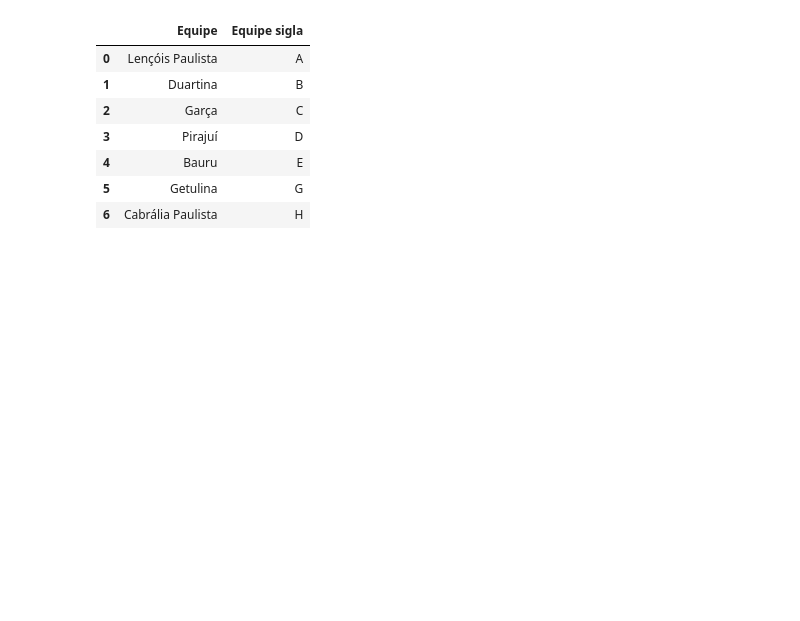
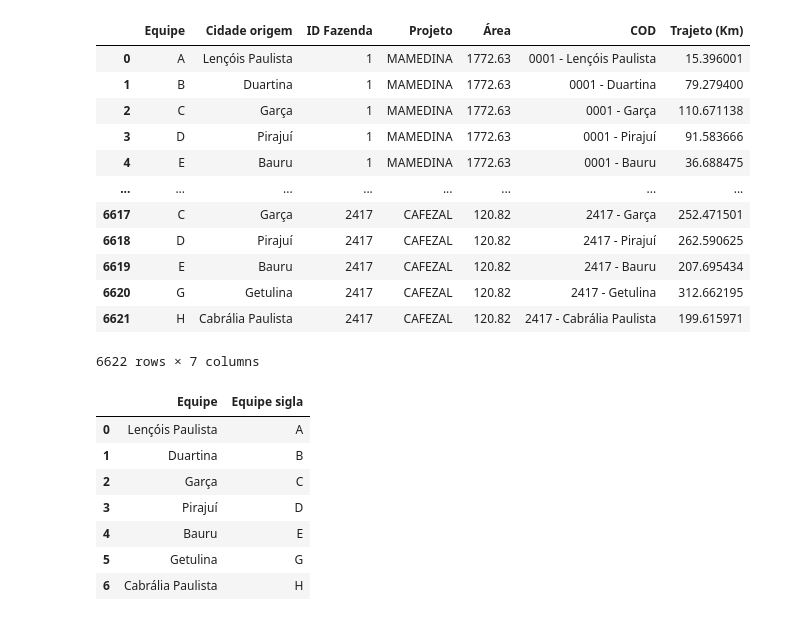
Before and after one commit to Ga-Moura/otimizacao, a Jupyter notebook: otimizacao.V2.ipynb, the cells around one changed output. Saved outputs shown, nothing was run; the diff lists cells and outputs as text; code cells hidden in the pictures; blank space fills up the shorter version.

```diff
--- a/otimizacao.V2.ipynb
+++ b/otimizacao.V2.ipynb
@@ -39,3 +37,19 @@ demanda.head(5)
+# %%
+otimizacao_rotas
+# %% [output]
+|  | Equipe | Cidade origem | ID Fazenda | Projeto | Área | COD | Trajeto (Km) |
+| 0 | A | Lençóis Paulista | 1 | MAMEDINA | 1772.63 | 0001 - Lençóis Paulista | 15.396001 |
+| 1 | B | Duartina | 1 | MAMEDINA | 1772.63 | 0001 - Duartina | 79.279400 |
+| 2 | C | Garça | 1 | MAMEDINA | 1772.63 | 0001 - Garça | 110.671138 |
+| 3 | D | Pirajuí | 1 | MAMEDINA | 1772.63 | 0001 - Pirajuí | 91.583666 |
+| 4 | E | Bauru | 1 | MAMEDINA | 1772.63 | 0001 - Bauru | 36.688475 |
+| ... | ... | ... | ... | ... | ... | ... | ... |
+| 6617 | C | Garça | 2417 | CAFEZAL | 120.82 | 2417 - Garça | 252.471501 |
+| 6618 | D | Pirajuí | 2417 | CAFEZAL | 120.82 | 2417 - Pirajuí | 262.590625 |
+| 6619 | E | Bauru | 2417 | CAFEZAL | 120.82 | 2417 - Bauru | 207.695434 |
+| 6620 | G | Getulina | 2417 | CAFEZAL | 120.82 | 2417 - Getulina | 312.662195 |
+| 6621 | H | Cabrália Paulista | 2417 | CAFEZAL | 120.82 | 2417 - Cabrália Paulista | 199.615971 |
+6622 rows × 7 columns
 # %%
 #Data frame de equipes e siglas
 equipes = [ i for  i in otimizacao_rotas['COD'].str[7:].unique()]
```
Also changed, not shown: parts of 10 cells of this notebook.
